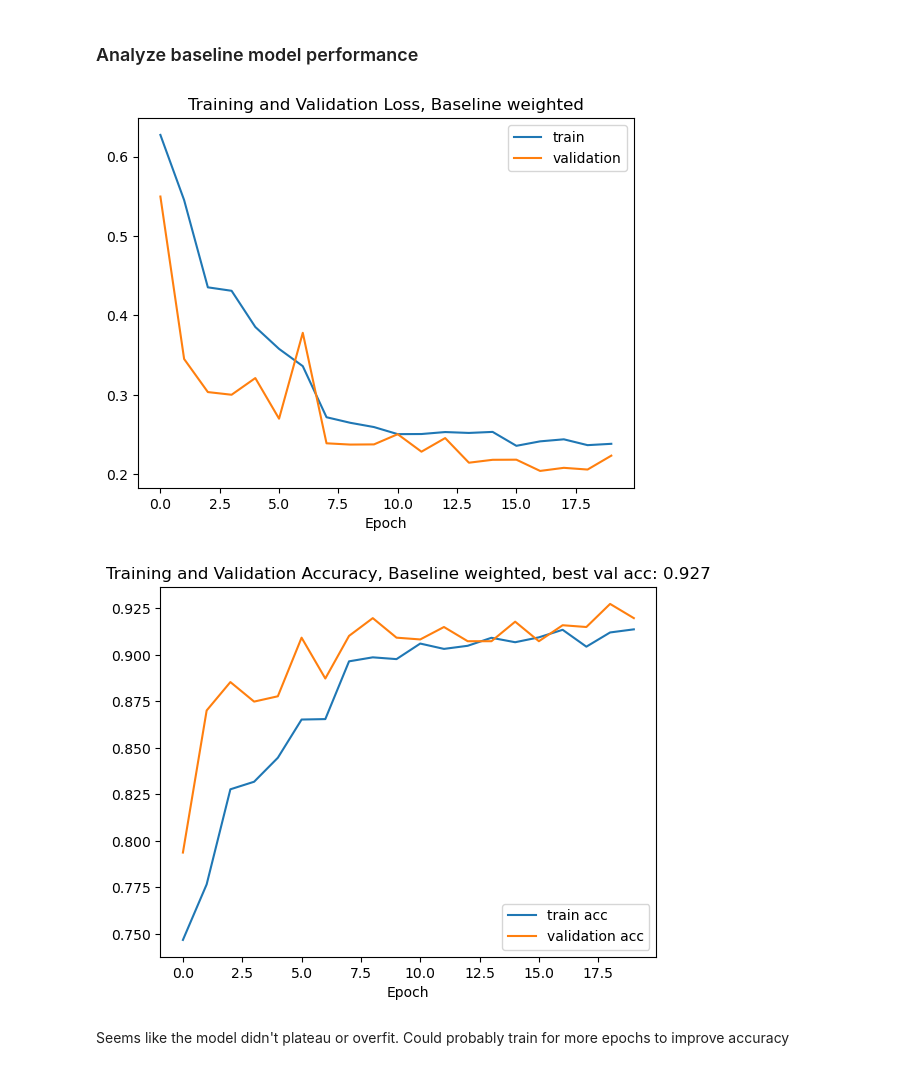
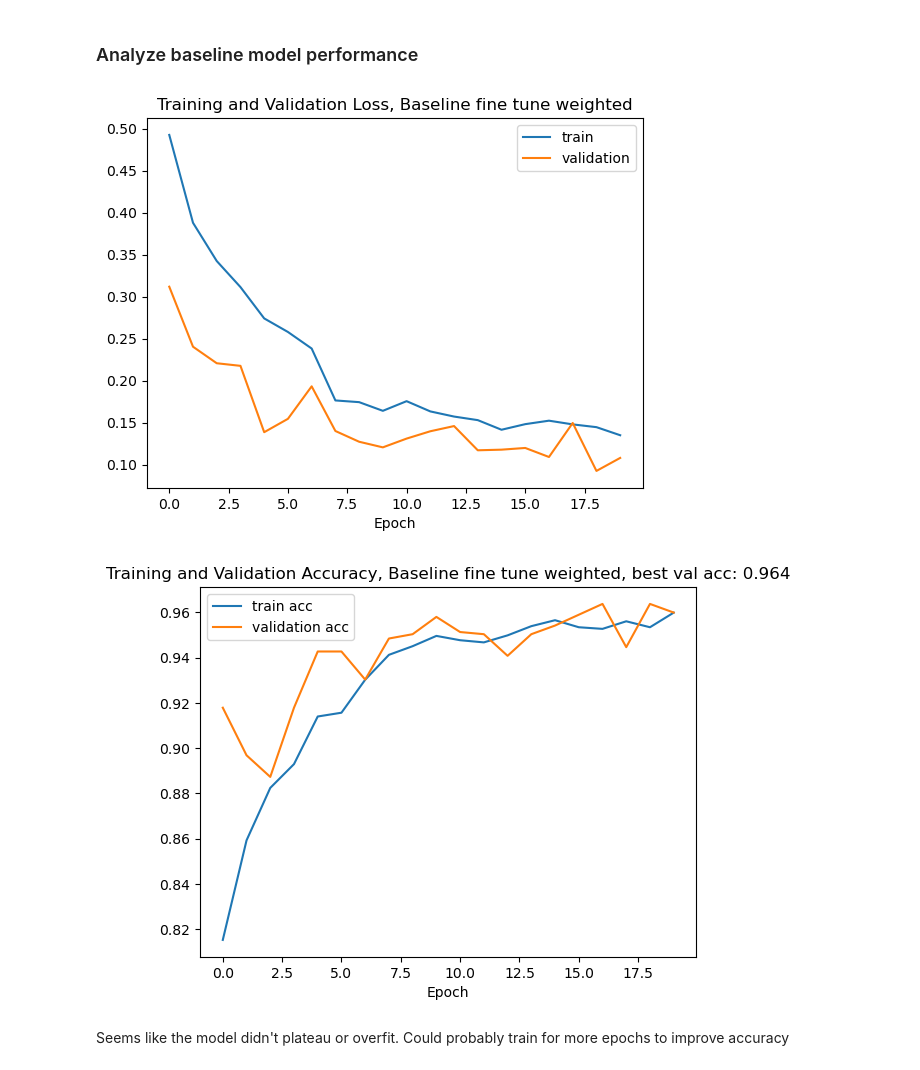
Before and after one commit to nashirj/chest-xray-classification, a Jupyter notebook: Assignment1.ipynb, the cells around one changed output. Drawn from its saved outputs; the diff is of its cells as text; code cells hidden in the pictures.

```diff
--- a/Assignment1.ipynb
+++ b/Assignment1.ipynb
@@ -193 +210,3 @@ train.save_training_metrics("metrics/baseline_scratch", train_loss_scratch, trai
+# %%
+train_loss_scratch, train_acc_scratch, val_loss_scratch, val_acc_scratch = train.load_training_metrics("metrics/scratch_baseline.npz")
 # %%
@@ -299,3 +301,5 @@ train.save_training_metrics("metrics/baseline_scratch_weighted", train_loss_scra
+# %%
+train_loss_scratch_weighted, train_acc_scratch_weighted, val_loss_scratch_weighted, val_acc_scratch_weighted = train.load_training_metrics("metrics/scratch_weighted.npz")
 # %%
 viz.plot_training_metrics(train_loss_scratch_weighted, train_acc_scratch_weighted, val_loss_scratch_weighted, val_acc_scratch_weighted, title="Baseline weighted")
 # %% [output]
@@ -379,3 +385,5 @@ train.save_training_metrics("metrics/baseline_ft", train_loss_ft, train_acc_ft,
+# %%
+train_loss_ft, train_acc_ft, val_loss_ft, val_acc_ft = train.load_training_metrics("metrics/ft_baseline.npz")
 # %%
 viz.plot_training_metrics(train_loss_ft, train_acc_ft, val_loss_ft, val_acc_ft, title="Baseline fine tuned")
 # %% [output]
@@ -462,8 +470,10 @@ train.save_training_metrics("metrics/baseline_scratch_weighted", train_loss_scra
+# %%
+train_loss_ft_weighted, train_acc_ft_weighted, val_loss_ft_weighted, val_acc_ft_weighted = train.load_training_metrics("metrics/ft_weighted.npz")
 # %%
-viz.plot_training_metrics(train_loss_scratch_weighted, train_acc_scratch_weighted, val_loss_scratch_weighted, val_acc_scratch_weighted, title="Baseline weighted")
+viz.plot_training_metrics(train_loss_ft_weighted, train_acc_ft_weighted, val_loss_ft_weighted, val_acc_ft_weighted, title="Baseline fine tune weighted")
 # %% [output]
-[figure, old version]
+[figure, new version]
-[figure, old version]
+[figure, new version]
 # %% [markdown]
 Seems like the model didn't plateau or overfit. Could probably train for more epochs to improve accuracy
 # %% [markdown]
```
Also changed, not shown: parts of 41 cells of this notebook.
